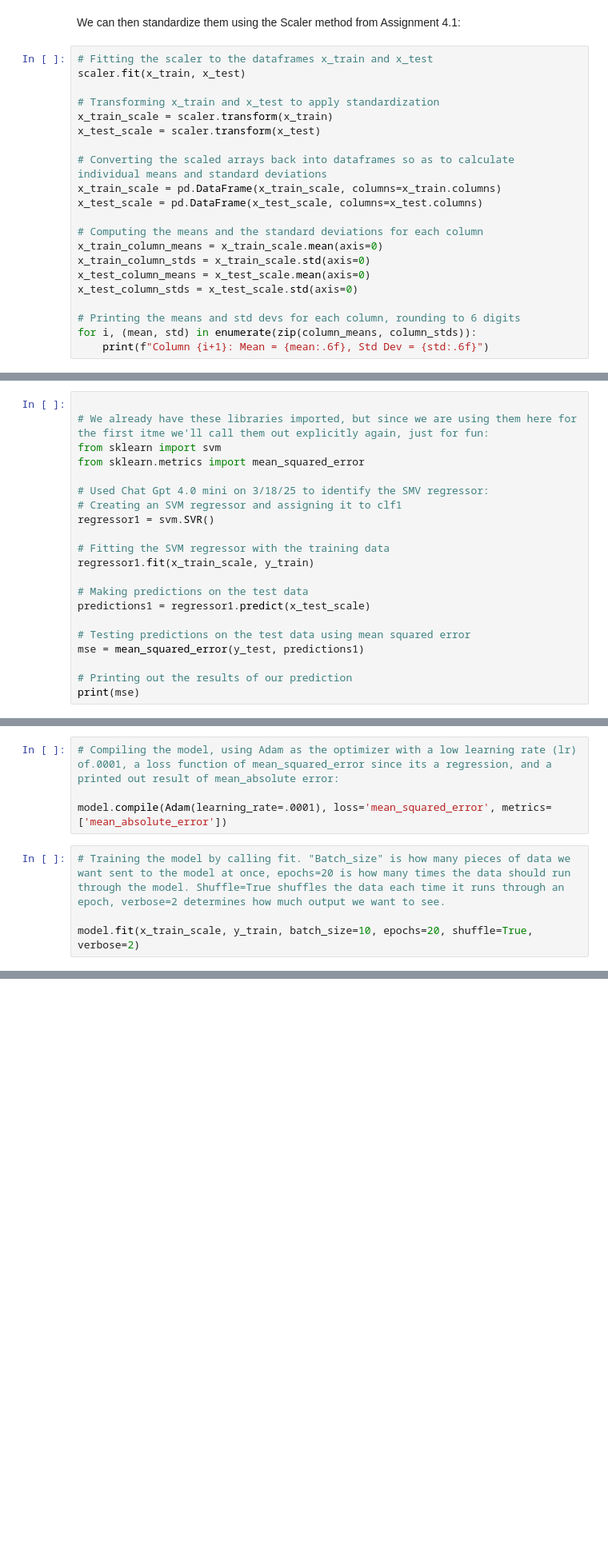
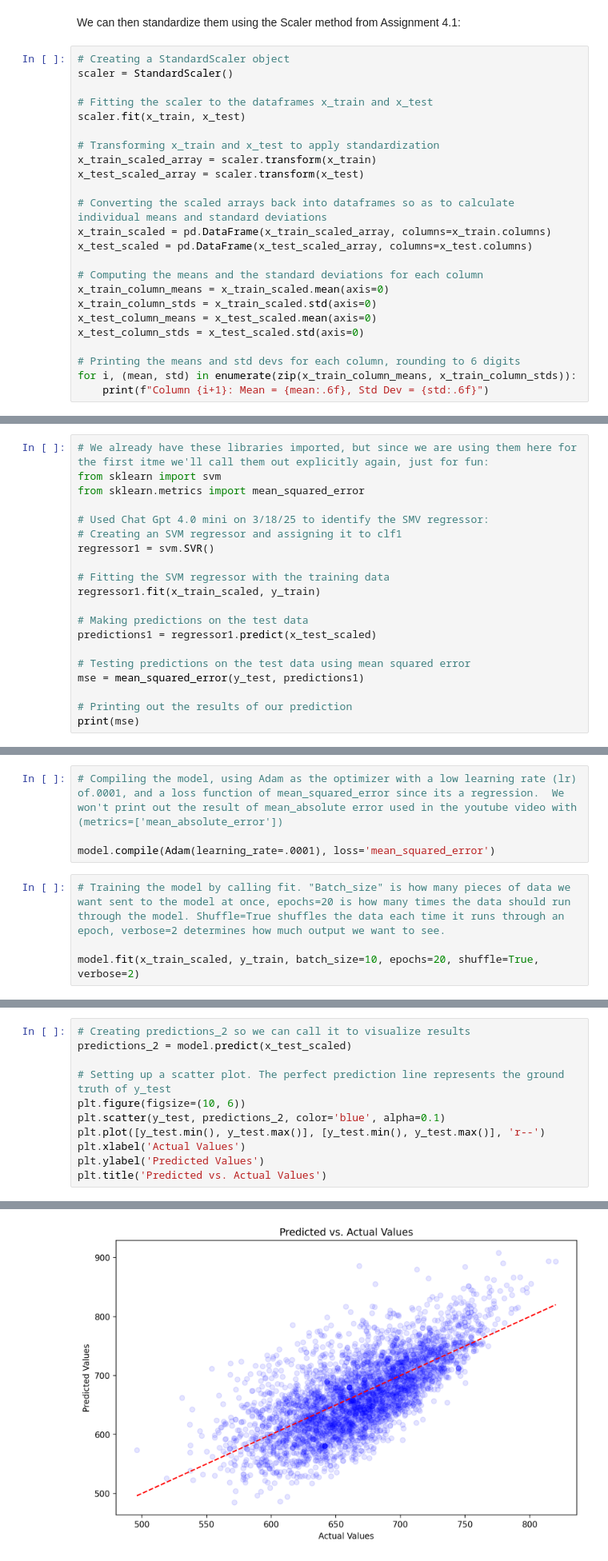
Before and after one commit to gbauer-at-sandiego-edu/AAI-501-Group-4, a Jupyter notebook: Team 4 Jupyter Notebook.ipynb, the cells around one changed output, grey strips where cells are left out. Shown: that part at 80% size. Drawn from its saved outputs; the diff is of its cells as text; blank space fills up the shorter version.

```diff
--- a/Team 4 Jupyter Notebook.ipynb
+++ b/Team 4 Jupyter Notebook.ipynb
@@ -136,24 +89,27 @@ Shape of y_test: (3993,)
 # %% [markdown]
 We can then standardize them using the Scaler method from Assignment 4.1:
 # %%
+# Creating a StandardScaler object
+scaler = StandardScaler()
+
 # Fitting the scaler to the dataframes x_train and x_test
 scaler.fit(x_train, x_test)
 
 # Transforming x_train and x_test to apply standardization
-x_train_scale = scaler.transform(x_train)
-x_test_scale = scaler.transform(x_test)
+x_train_scaled_array = scaler.transform(x_train)
+x_test_scaled_array = scaler.transform(x_test)
 
 # Converting the scaled arrays back into dataframes so as to calculate individual means and standard deviations
-x_train_scale = pd.DataFrame(x_train_scale, columns=x_train.columns)
-x_test_scale = pd.DataFrame(x_test_scale, columns=x_test.columns)
+x_train_scaled = pd.DataFrame(x_train_scaled_array, columns=x_train.columns)
+x_test_scaled = pd.DataFrame(x_test_scaled_array, columns=x_test.columns)
 
 # Computing the means and the standard deviations for each column
-x_train_column_means = x_train_scale.mean(axis=0)
-x_train_column_stds = x_train_scale.std(axis=0)
-x_test_column_means = x_test_scale.mean(axis=0)
-x_test_column_stds = x_test_scale.std(axis=0)
+x_train_column_means = x_train_scaled.mean(axis=0)
+x_train_column_stds = x_train_scaled.std(axis=0)
+x_test_column_means = x_test_scaled.mean(axis=0)
+x_test_column_stds = x_test_scaled.std(axis=0)
 
 # Printing the means and std devs for each column, rounding to 6 digits
-for i, (mean, std) in enumerate(zip(column_means, column_stds)):
+for i, (mean, std) in enumerate(zip(x_train_column_means, x_train_column_stds)):
     print(f"Column {i+1}: Mean = {mean:.6f}, Std Dev = {std:.6f}")
 # %% [output]
@@ -179,7 +135,6 @@ We have now verified that the means have all been scaled to nearly 0, and the st
 # %% [markdown]
 At this point, we must diverge slightly from the learnings of Assignment 4.1, since our dataset is a regression problem rather than a classification problem.  We can still use the same principles as shown in 4.1, but for this we will first attempt to use a Support Vector Regression rather than a classifier:
 # %%
-
 # We already have these libraries imported, but since we are using them here for the first itme we'll call them out explicitly again, just for fun:
 from sklearn import svm
 from sklearn.metrics import mean_squared_error
@@ -189,10 +144,10 @@ from sklearn.metrics import mean_squared_error
 regressor1 = svm.SVR()
 
 # Fitting the SVM regressor with the training data
-regressor1.fit(x_train_scale, y_train)
+regressor1.fit(x_train_scaled, y_train)
 
 # Making predictions on the test data
-predictions1 = regressor1.predict(x_test_scale)
+predictions1 = regressor1.predict(x_test_scaled)
 
 # Testing predictions on the test data using mean squared error
 mse = mean_squared_error(y_test, predictions1)
@@ -218,12 +180,12 @@ model = Sequential([
     Dense(1)
 ])
 # %%
-# Compiling the model, using Adam as the optimizer with a low learning rate (lr) of.0001, a loss function of mean_squared_error since its a regression, and a printed out result of mean_absolute error:
+# Compiling the model, using Adam as the optimizer with a low learning rate (lr) of.0001, and a loss function of mean_squared_error since its a regression.  We won't print out the result of mean_absolute error used in the youtube video with (metrics=['mean_absolute_error'])
 
-model.compile(Adam(learning_rate=.0001), loss='mean_squared_error', metrics=['mean_absolute_error'])
+model.compile(Adam(learning_rate=.0001), loss='mean_squared_error')
 # %%
 # Training the model by calling fit. "Batch_size" is how many pieces of data we want sent to the model at once, epochs=20 is how many times the data should run through the model. Shuffle=True shuffles the data each time it runs through an epoch, verbose=2 determines how much output we want to see.
 
-model.fit(x_train_scale, y_train, batch_size=10, epochs=20, shuffle=True, verbose=2)
+model.fit(x_train_scaled, y_train, batch_size=10, epochs=20, shuffle=True, verbose=2)
 # %% [output]
 Epoch 1/20
@@ -246,0 +213,12 @@ Epoch 20/20
+# %%
+# Creating predictions_2 so we can call it to visualize results
+predictions_2 = model.predict(x_test_scaled)
+
+# Setting up a scatter plot. The perfect prediction line represents the ground truth of y_test
+plt.figure(figsize=(10, 6))
+plt.scatter(y_test, predictions_2, color='blue', alpha=0.1)
+plt.plot([y_test.min(), y_test.max()], [y_test.min(), y_test.max()], 'r--')
+plt.xlabel('Actual Values')
+plt.ylabel('Predicted Values')
+plt.title('Predicted vs. Actual Values')
+# %% [output]
@@ -246,0 +227 @@ Epoch 20/20
+[figure, added]
```
Also changed, not shown: parts of 24 cells of this notebook.
